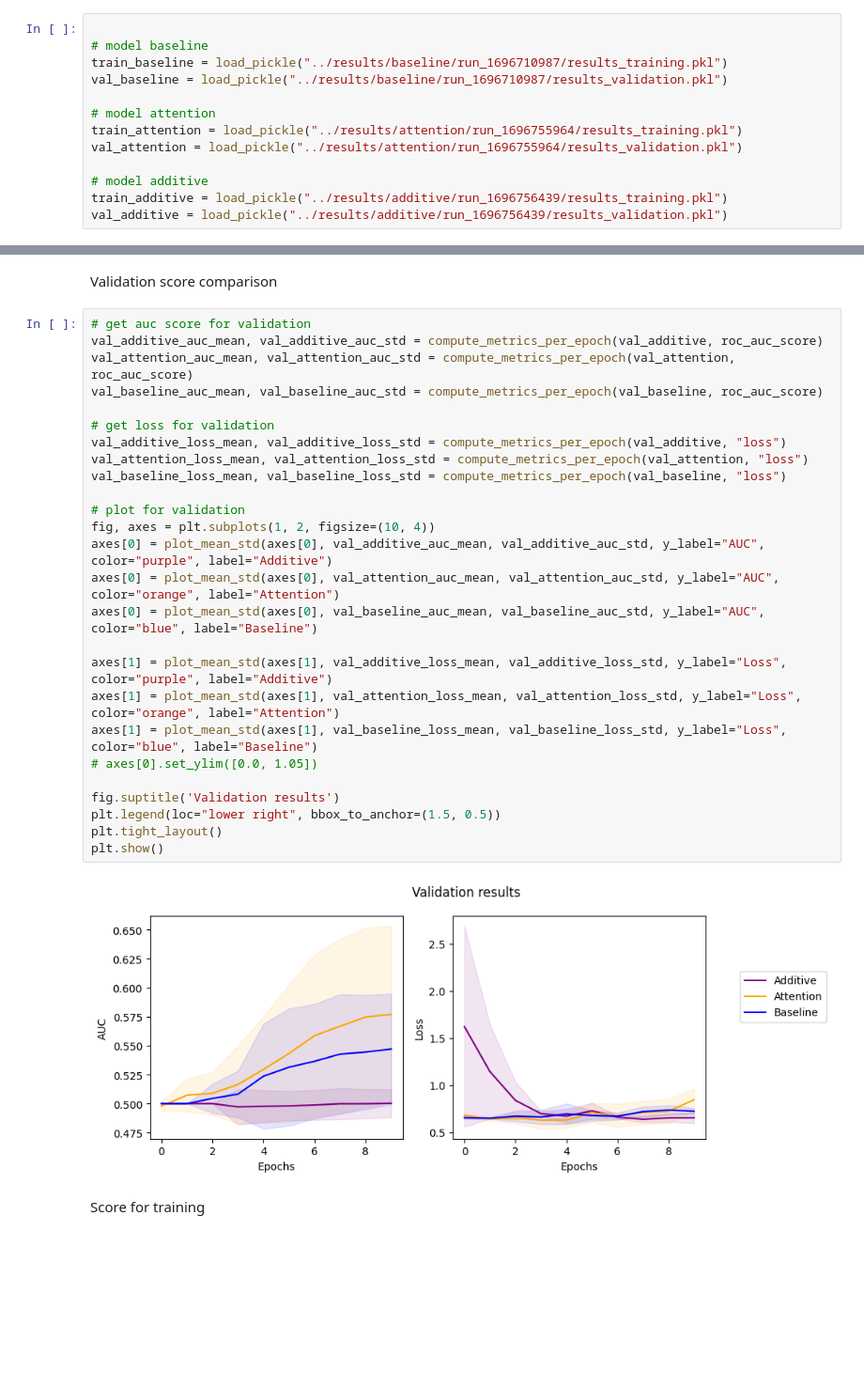
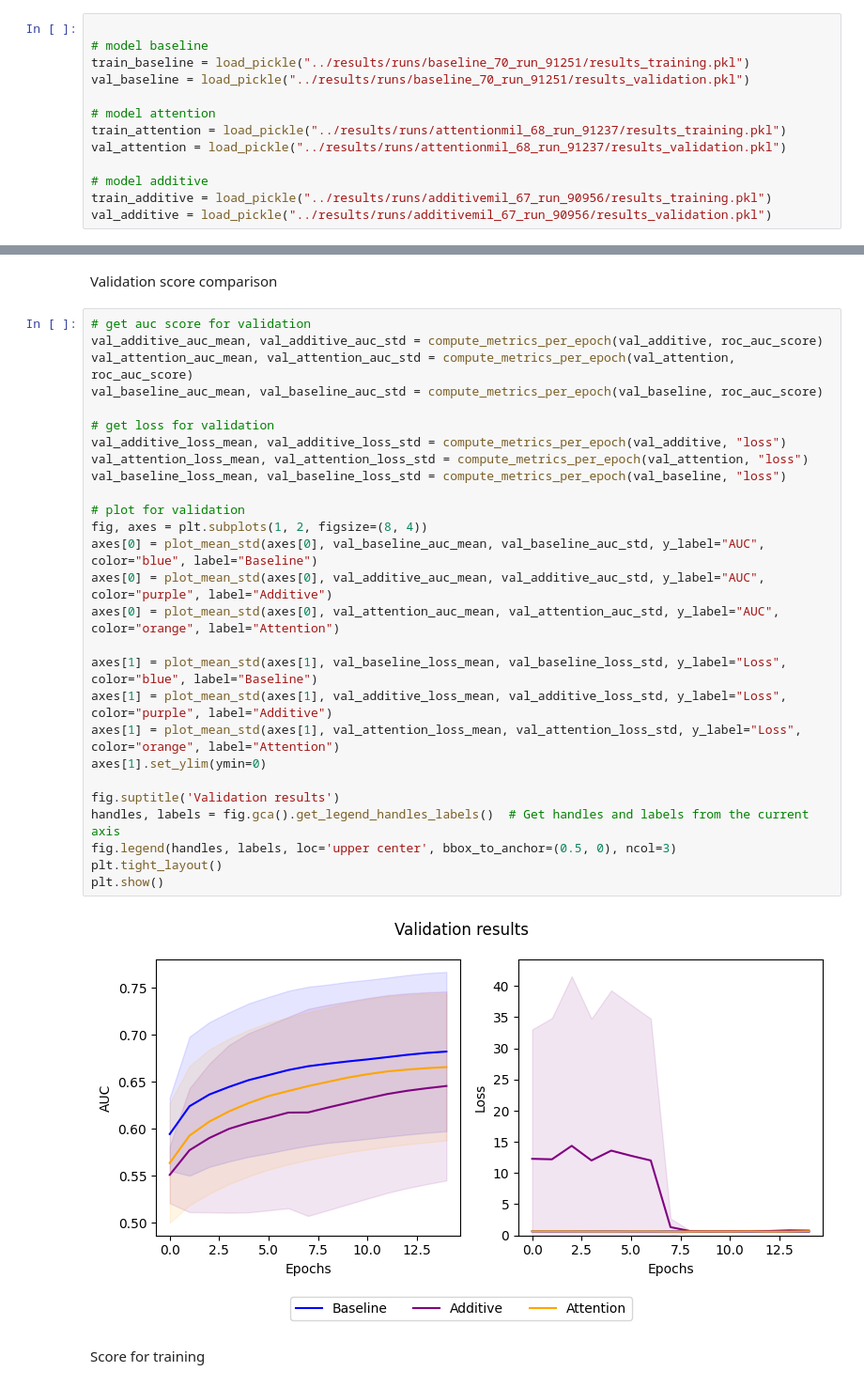
Before and after one commit to a-pouplin/pik3ca, a Jupyter notebook: notebooks/comparison_models.ipynb, the cells around one changed output, grey strips where cells are left out. Shown at 94% size. Cells and saved outputs as stored; diff of their text form; blank space fills up the shorter version.

```diff
--- a/notebooks/comparison_models.ipynb
+++ b/notebooks/comparison_models.ipynb
@@ -8,16 +8,16 @@ Loading the results for training and validation
 # %%
 
 # model baseline
-train_baseline = load_pickle("../results/baseline/run_1696710987/results_training.pkl")
-val_baseline = load_pickle("../results/baseline/run_1696710987/results_validation.pkl")
+train_baseline = load_pickle("../results/runs/baseline_70_run_91251/results_training.pkl")
+val_baseline = load_pickle("../results/runs/baseline_70_run_91251/results_validation.pkl")
 
 # model attention
-train_attention = load_pickle("../results/attention/run_1696755964/results_training.pkl")
-val_attention = load_pickle("../results/attention/run_1696755964/results_validation.pkl")
+train_attention = load_pickle("../results/runs/attentionmil_68_run_91237/results_training.pkl")
+val_attention = load_pickle("../results/runs/attentionmil_68_run_91237/results_validation.pkl")
 
 # model additive
-train_additive = load_pickle("../results/additive/run_1696756439/results_training.pkl")
-val_additive = load_pickle("../results/additive/run_1696756439/results_validation.pkl")
+train_additive = load_pickle("../results/runs/additivemil_67_run_90956/results_training.pkl")
+val_additive = load_pickle("../results/runs/additivemil_67_run_90956/results_validation.pkl")
 # %% [markdown]
 Plotting the different metrics and the loss functions for the different k-folds
 # %%
@@ -27,31 +27,32 @@ Validation score comparison
 # %%
 # get auc score for validation
 val_additive_auc_mean, val_additive_auc_std = compute_metrics_per_epoch(val_additive, roc_auc_score)
 val_attention_auc_mean, val_attention_auc_std = compute_metrics_per_epoch(val_attention, roc_auc_score)
 val_baseline_auc_mean, val_baseline_auc_std = compute_metrics_per_epoch(val_baseline, roc_auc_score)
 
 # get loss for validation
 val_additive_loss_mean, val_additive_loss_std = compute_metrics_per_epoch(val_additive, "loss")
 val_attention_loss_mean, val_attention_loss_std = compute_metrics_per_epoch(val_attention, "loss")
 val_baseline_loss_mean, val_baseline_loss_std = compute_metrics_per_epoch(val_baseline, "loss")
 
 # plot for validation
-fig, axes = plt.subplots(1, 2, figsize=(10, 4))
+fig, axes = plt.subplots(1, 2, figsize=(8, 4))
+axes[0] = plot_mean_std(axes[0], val_baseline_auc_mean, val_baseline_auc_std, y_label="AUC", color="blue", label="Baseline")
 axes[0] = plot_mean_std(axes[0], val_additive_auc_mean, val_additive_auc_std, y_label="AUC", color="purple", label="Additive")
 axes[0] = plot_mean_std(axes[0], val_attention_auc_mean, val_attention_auc_std, y_label="AUC", color="orange", label="Attention")
-axes[0] = plot_mean_std(axes[0], val_baseline_auc_mean, val_baseline_auc_std, y_label="AUC", color="blue", label="Baseline")
 
+axes[1] = plot_mean_std(axes[1], val_baseline_loss_mean, val_baseline_loss_std, y_label="Loss", color="blue", label="Baseline")
 axes[1] = plot_mean_std(axes[1], val_additive_loss_mean, val_additive_loss_std, y_label="Loss", color="purple", label="Additive")
 axes[1] = plot_mean_std(axes[1], val_attention_loss_mean, val_attention_loss_std, y_label="Loss", color="orange", label="Attention")
-axes[1] = plot_mean_std(axes[1], val_baseline_loss_mean, val_baseline_loss_std, y_label="Loss", color="blue", label="Baseline")
-# axes[0].set_ylim([0.0, 1.05])
+axes[1].set_ylim(ymin=0)
 
 fig.suptitle('Validation results')
-plt.legend(loc="lower right", bbox_to_anchor=(1.5, 0.5))
+handles, labels = fig.gca().get_legend_handles_labels()  # Get handles and labels from the current axis
+fig.legend(handles, labels, loc='upper center', bbox_to_anchor=(0.5, 0), ncol=3)
 plt.tight_layout()
 plt.show()
 # %% [output]
-[figure, old version]
+[figure, new version]
 # %% [markdown]
 Score for training
 # %%
```
Also changed, not shown: parts of 2 cells of this notebook, 8 other files.
